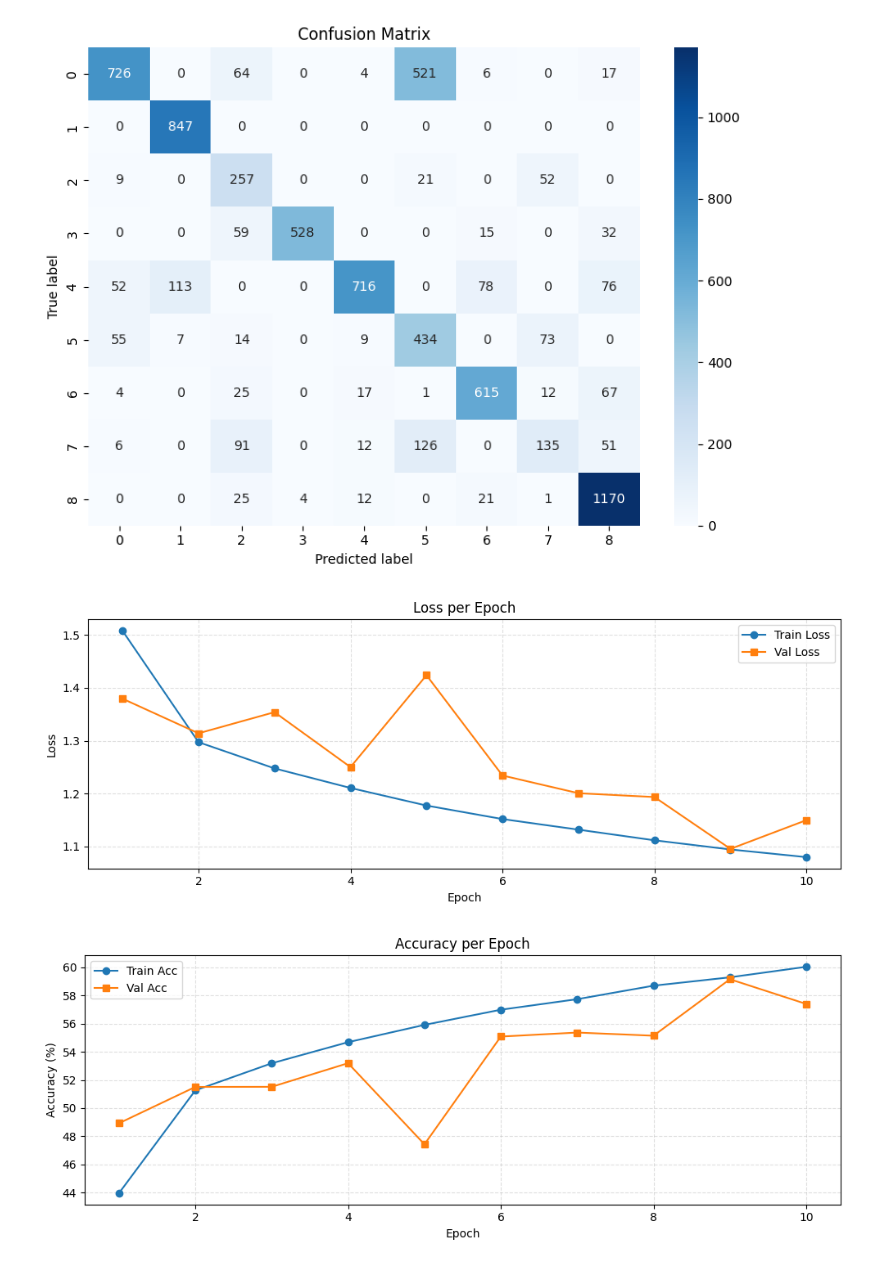
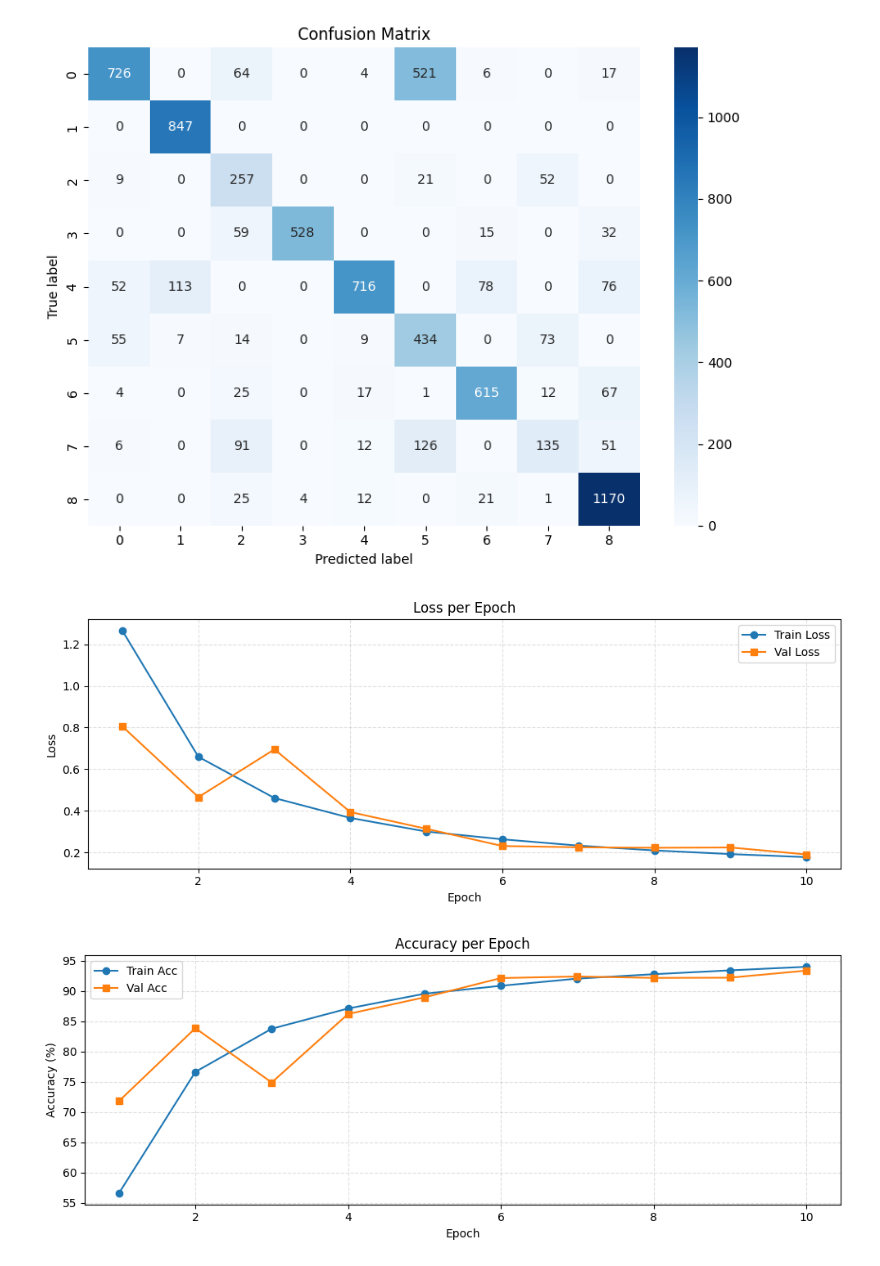
Before and after one commit to NikitaZhmurko/NAS-MEDIMG, a Jupyter notebook: pathmnist_baseline_results.ipynb, the cells around one changed output. Cells and saved outputs as stored; diff of their text form; code cells hidden in the pictures.

```diff
--- a/pathmnist_baseline_results.ipynb
+++ b/pathmnist_baseline_results.ipynb
@@ -150,30 +150,30 @@ plt.show()
 # %% [output]
 [figure]
 # %%
-data = np.load("logs_tissuemnist_iter.npz", allow_pickle=True)
+data = np.load("logs_pathmnist_iter.npz", allow_pickle=True)
 
 epoch_train_loss = data["epoch_train_loss"]
 epoch_val_loss   = data["epoch_val_loss"]
 epoch_train_acc  = data["epoch_train_acc"]
 epoch_val_acc    = data["epoch_val_acc"]
 
 epochs = np.arange(1, len(epoch_train_loss) + 1)
 
 # Loss pro Epoche
 plt.figure(figsize=(10,4))
 plt.plot(epochs, epoch_train_loss, label="Train Loss", marker="o")
 plt.plot(epochs, epoch_val_loss,   label="Val Loss",   marker="s")
 plt.xlabel("Epoch"); plt.ylabel("Loss"); plt.title("Loss per Epoch")
 plt.grid(True, linestyle="--", alpha=0.4); plt.legend(); plt.tight_layout()
 plt.show()
 
 # Accuracy pro Epoche
 plt.figure(figsize=(10,4))
 plt.plot(epochs, epoch_train_acc, label="Train Acc", marker="o")
 plt.plot(epochs, epoch_val_acc,   label="Val Acc",   marker="s")
 plt.xlabel("Epoch"); plt.ylabel("Accuracy (%)"); plt.title("Accuracy per Epoch")
 plt.grid(True, linestyle="--", alpha=0.4); plt.legend(); plt.tight_layout()
 plt.show()
 # %% [output]
-[figure, old version]
+[figure, new version]
-[figure, old version]
+[figure, new version]
```
Also changed, not shown: 8 other files.
